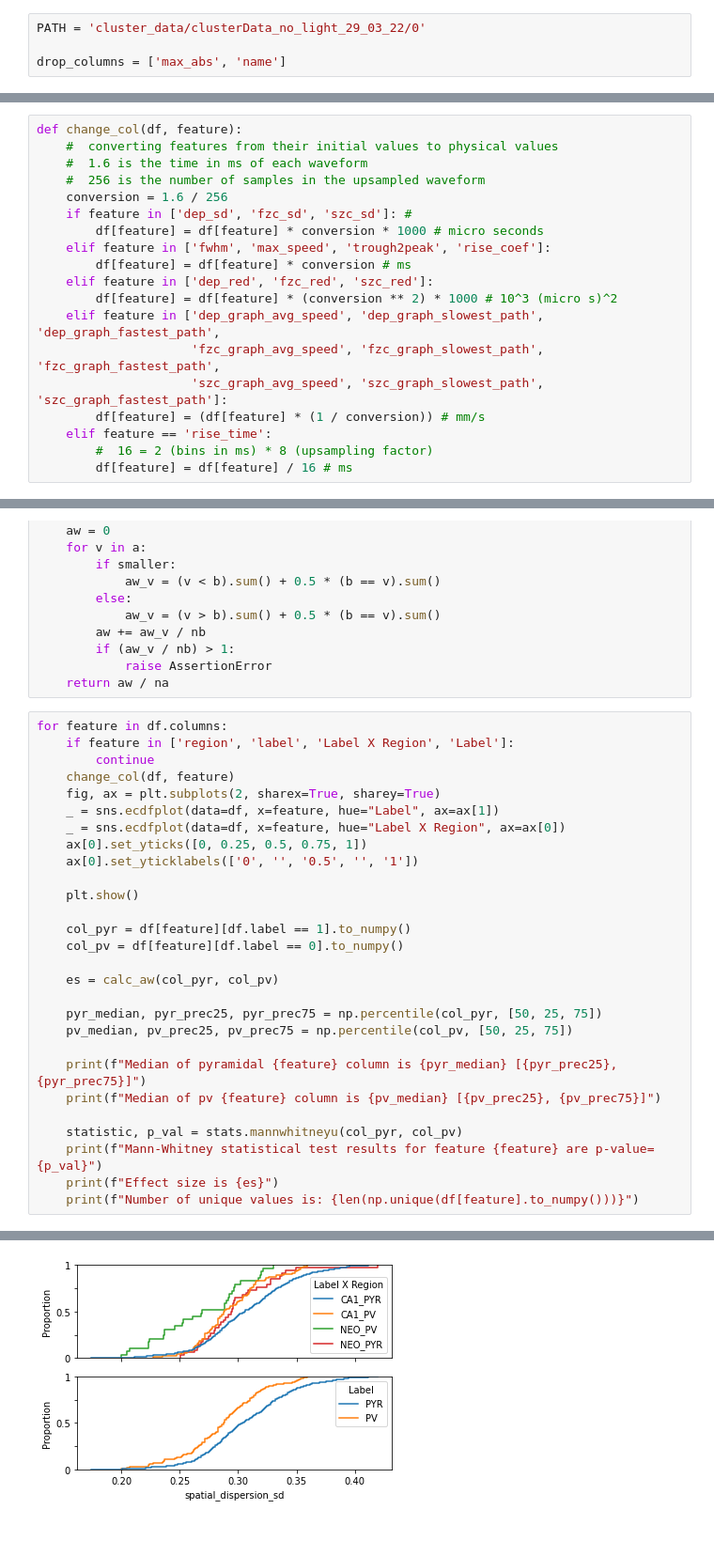
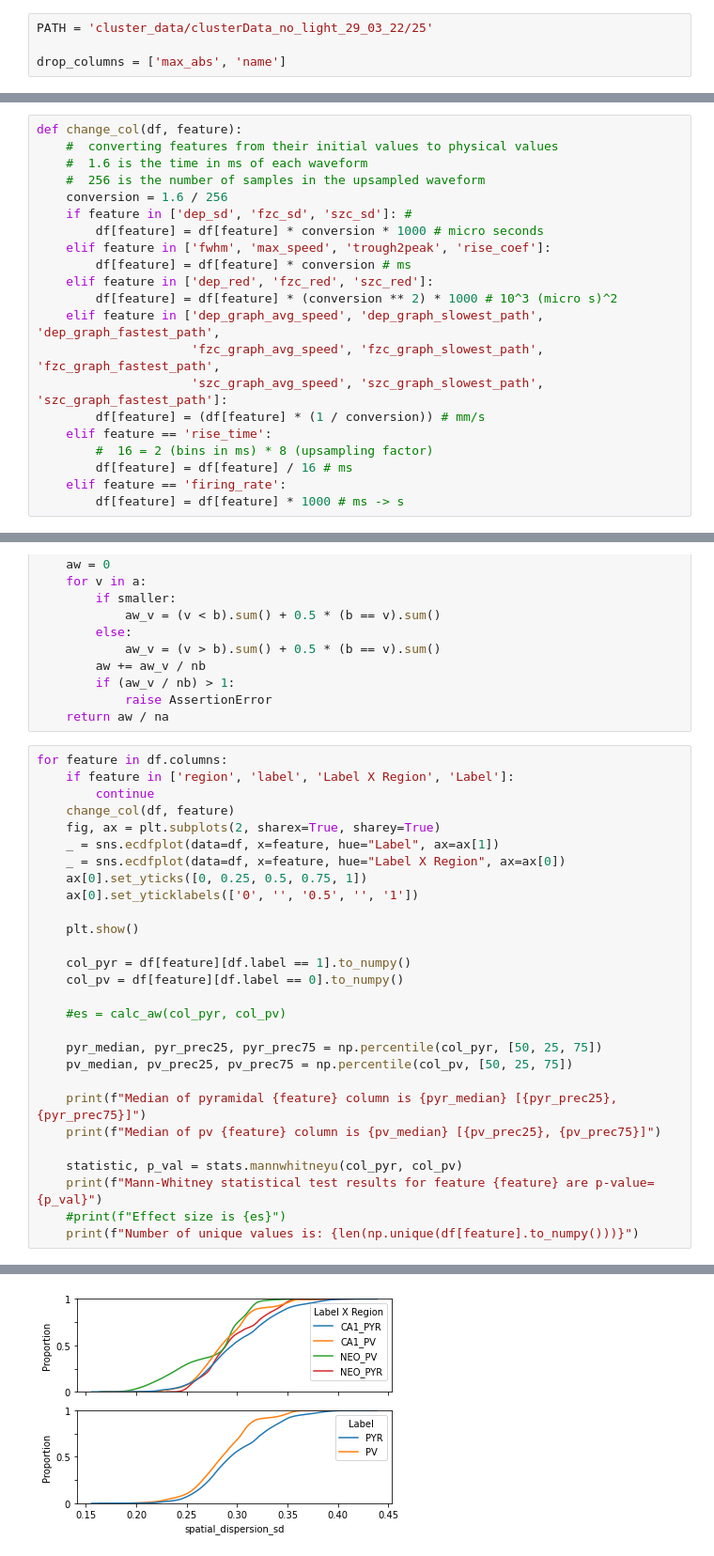
Before and after one commit to LiorSukman/Stark-Lab-Project, a Jupyter notebook: feature_comparison.ipynb, the cells around one changed output, grey strips where cells are left out. Shown: that part at 94% size. Saved outputs shown, nothing was run; the diff lists cells and outputs as text.

```diff
--- a/feature_comparison.ipynb
+++ b/feature_comparison.ipynb
@@ -6,7 +6,7 @@ import seaborn as sns
 import os
 import scipy.stats as stats
 # %%
-PATH = 'cluster_data/clusterData_no_light_29_03_22/0'
+PATH = 'cluster_data/clusterData_no_light_29_03_22/25'
 
 drop_columns = ['max_abs', 'name']
 # %%
@@ -48,6 +48,8 @@ def change_col(df, feature):
     elif feature == 'rise_time':
         #  16 = 2 (bins in ms) * 8 (upsampling factor)
         df[feature] = df[feature] / 16 # ms
+    elif feature == 'firing_rate':
+        df[feature] = df[feature] * 1000 # ms -> s
 # %%
 def calc_aw(a, b):
     a, b = a.copy(), b.copy()
@@ -84,7 +86,7 @@ for feature in df.columns:
     col_pyr = df[feature][df.label == 1].to_numpy()
     col_pv = df[feature][df.label == 0].to_numpy()
 
-    es = calc_aw(col_pyr, col_pv)
+    #es = calc_aw(col_pyr, col_pv)
 
     pyr_median, pyr_prec25, pyr_prec75 = np.percentile(col_pyr, [50, 25, 75])
     pv_median, pv_prec25, pv_prec75 = np.percentile(col_pv, [50, 25, 75])
@@ -94,6 +96,6 @@ for feature in df.columns:
 
     statistic, p_val = stats.mannwhitneyu(col_pyr, col_pv)
     print(f"Mann-Whitney statistical test results for feature {feature} are p-value={p_val}")
-    print(f"Effect size is {es}")
+    #print(f"Effect size is {es}")
     print(f"Number of unique values is: {len(np.unique(df[feature].to_numpy()))}")
 # %% [output]
@@ -105,2 +106,2 @@ Effect size is 0.5482281804822828
 Number of unique values is: 7
-[figure, old version]
+[figure, new version]
```
Also changed, not shown: parts of 1 cell of this notebook, 12 other files.
